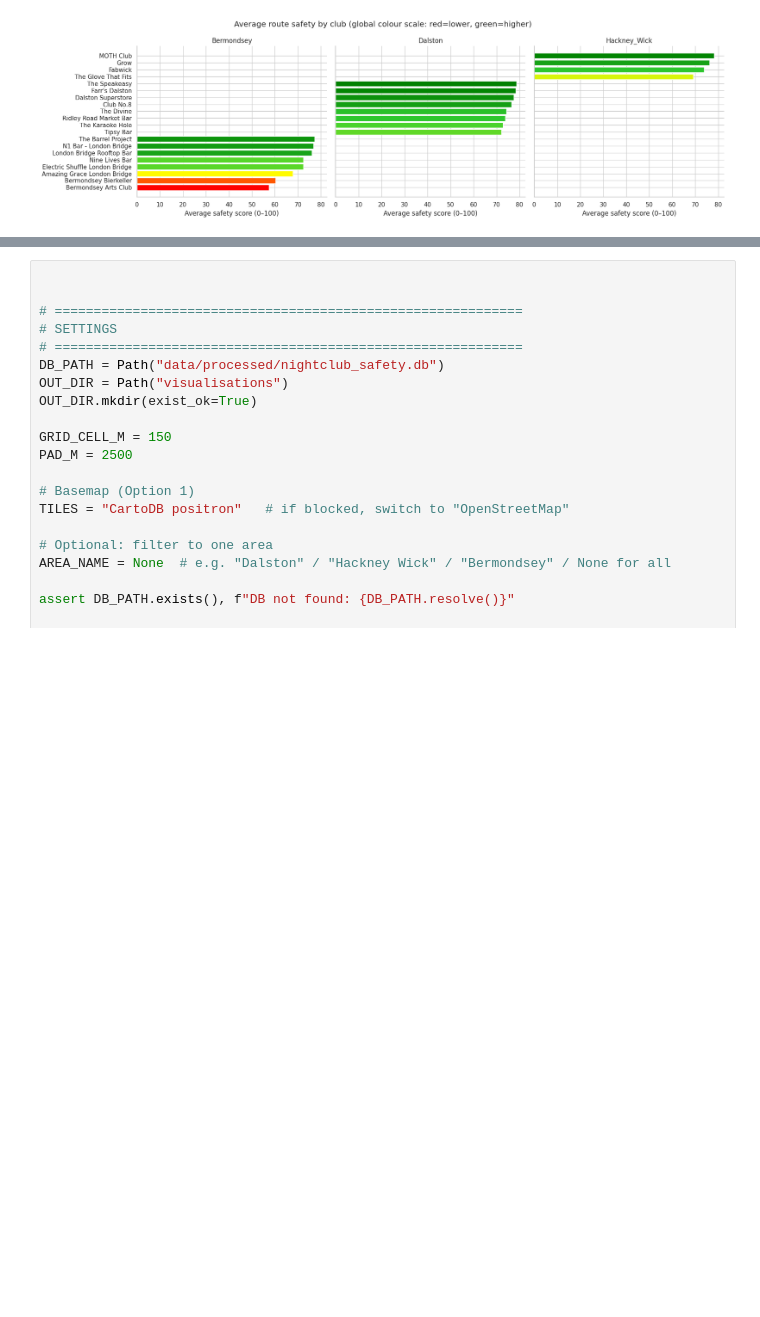
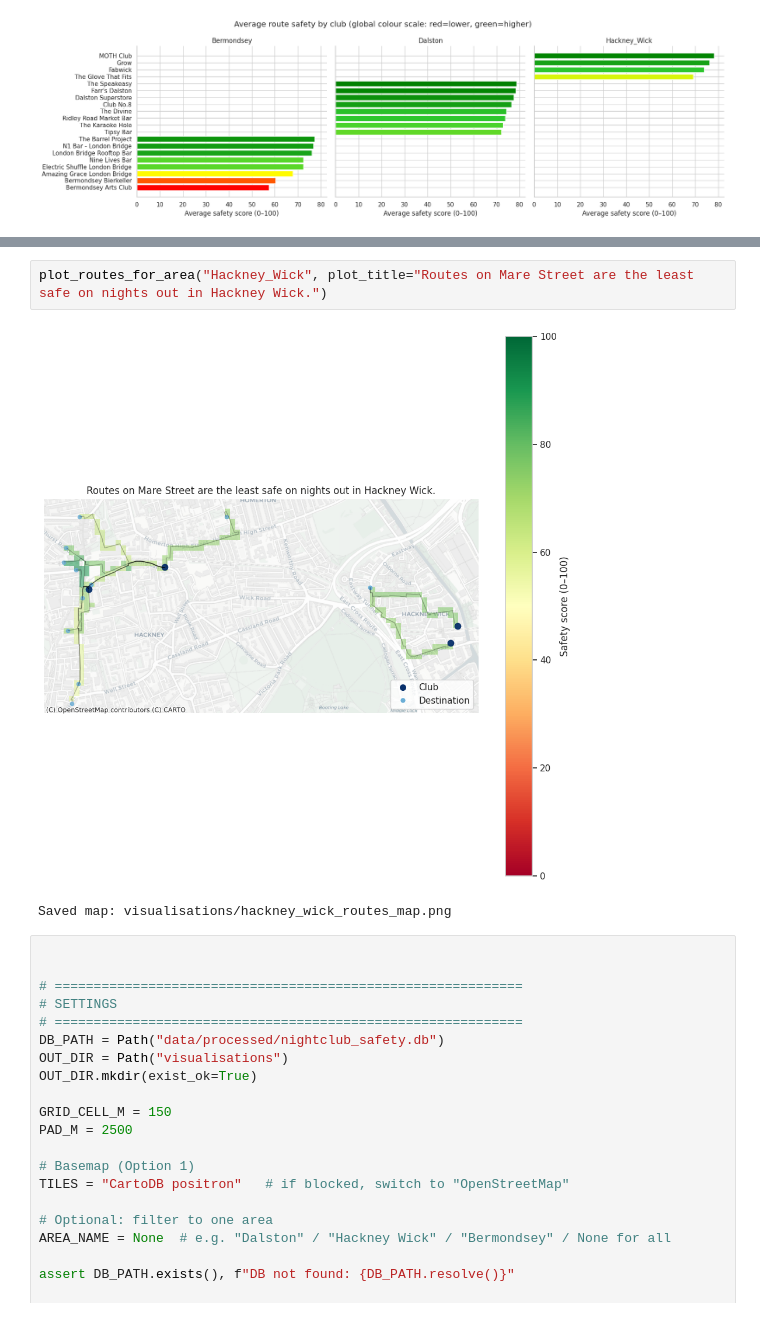
Before and after one commit to elimossmarks11/safe_routes_home, a Jupyter notebook: NB03_Data_Visualisation.ipynb, the cells around one changed output, grey strips where cells are left out. Cells and saved outputs as stored; diff of their text form; blank space fills up the shorter version.

```diff
--- a/NB03_Data_Visualisation.ipynb
+++ b/NB03_Data_Visualisation.ipynb
@@ -790,3 +790,8 @@ Saved map: visualisations/bermondsey_routes_map.png
+# %%
+plot_routes_for_area("Hackney_Wick", plot_title="Routes on Mare Street are the least safe on nights out in Hackney Wick.")
+# %% [output]
+[figure, added]
+Saved map: visualisations/hackney_wick_routes_map.png
 # %%
 
 
```
Also changed, not shown: parts of 3 cells of this notebook, 4 other files.
